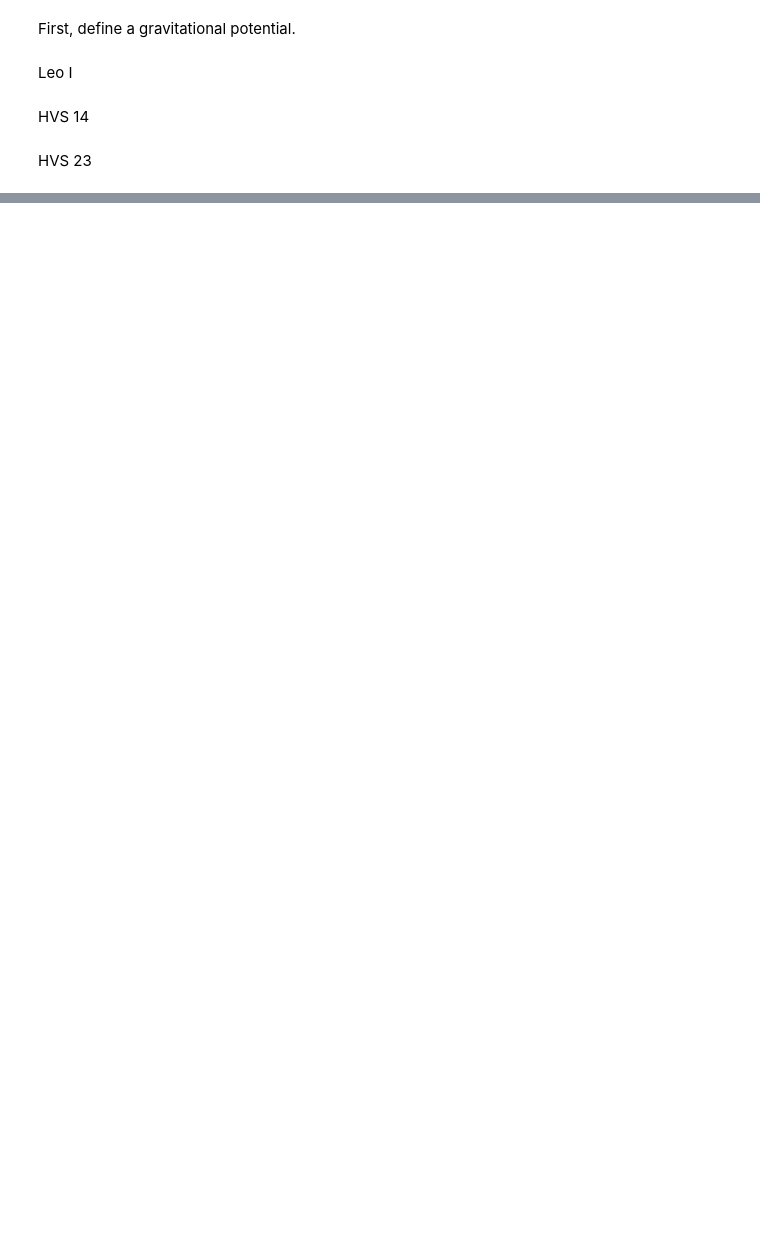
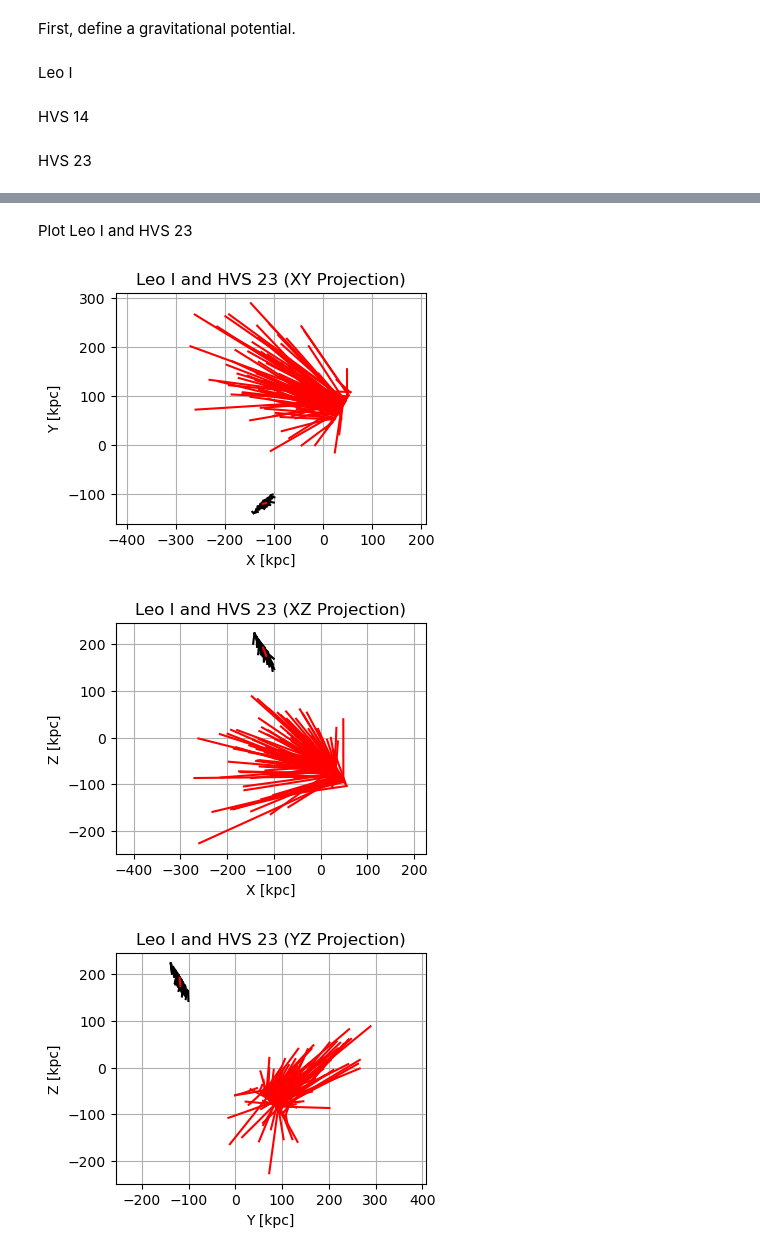
Before and after one commit to HaydenTedrake/HPV_project, a Jupyter notebook: LeoI.ipynb, the cells around one changed output, grey strips where cells are left out. Drawn from its saved outputs; the diff is of its cells as text; code cells hidden in the pictures; blank space fills up the shorter version.

```diff
--- a/LeoI.ipynb
+++ b/LeoI.ipynb
@@ -184,0 +242,57 @@ for ics in hvs23_ics_list:
+# %% [markdown]
+Plot Leo I and HVS 23
+# %%
+plt.figure(figsize=(4, 3))
+
+for orbit in dwarf_orbits:
+    pos = orbit.pos.xyz.value
+    plt.plot(pos[0], pos[1], color='black')
+
+for orbit in hvs23_orbits:
+    pos = orbit.pos.xyz.value
+    plt.plot(pos[0], pos[1], color='red')
+
+plt.xlabel('X [kpc]')
+plt.ylabel('Y [kpc]')
+plt.title('Leo I and HVS 23 (XY Projection)')
+plt.axis('equal')
+plt.grid(True)
+plt.show()
+
+plt.figure(figsize=(4, 3))
+
+for orbit in dwarf_orbits:
+    pos = orbit.pos.xyz.value
+    plt.plot(pos[0], pos[2], color='black')
+
+for orbit in hvs23_orbits:
+    pos = orbit.pos.xyz.value
+    plt.plot(pos[0], pos[2], color='red')
+
+plt.xlabel('X [kpc]')
+plt.ylabel('Z [kpc]')
+plt.title('Leo I and HVS 23 (XZ Projection)')
+plt.axis('equal')
+plt.grid(True)
+plt.show()
+
+plt.figure(figsize=(4, 3))
+
+for orbit in dwarf_orbits:
+    pos = orbit.pos.xyz.value
+    plt.plot(pos[1], pos[2], color='black')
+
+for orbit in hvs23_orbits:
+    pos = orbit.pos.xyz.value
+    plt.plot(pos[1], pos[2], color='red')
+
+plt.xlabel('Y [kpc]')
+plt.ylabel('Z [kpc]')
+plt.title('Leo I and HVS 23 (YZ Projection)')
+plt.axis('equal')
+plt.grid(True)
+plt.show()
+# %% [output]
+[figure, added]
+[figure, added]
+[figure, added]
```
Also changed, not shown: parts of 5 cells of this notebook, 1 other file.
